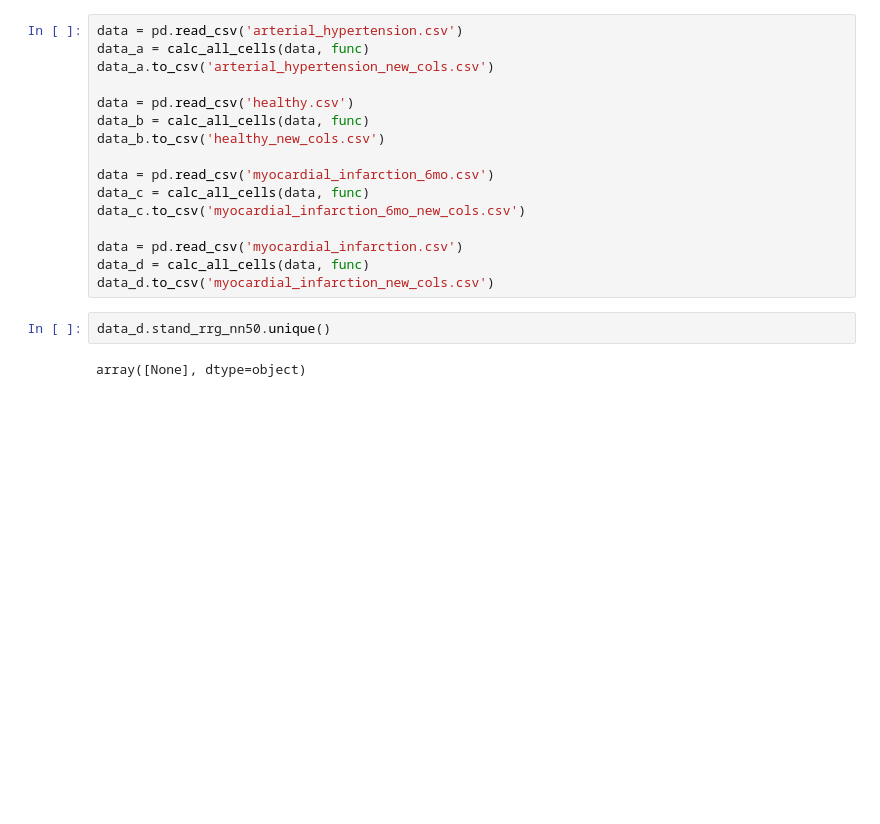
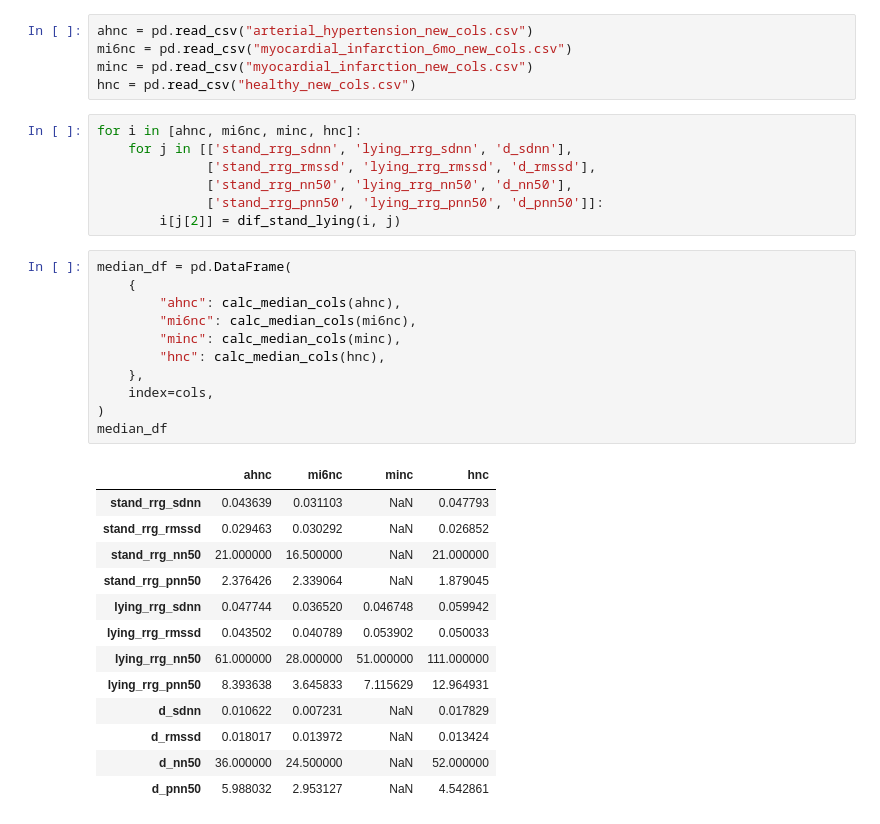
Before and after one commit to BestTeamEverRSV/bootcamp, a Jupyter notebook: Arseny/eda.ipynb, the cells around one changed output. Saved outputs shown, nothing was run; the diff lists cells and outputs as text; blank space fills up the shorter version.

Commit message:
new metrics, table with medians of groups, kde plots of groups

```diff
--- a/Arseny/eda.ipynb
+++ b/Arseny/eda.ipynb
@@ -29,20 +100,37 @@ def calc_all_cells(data, func):
-# %%
-data = pd.read_csv('arterial_hypertension.csv')
-data_a = calc_all_cells(data, func)
-data_a.to_csv('arterial_hypertension_new_cols.csv')
-
-data = pd.read_csv('healthy.csv')
-data_b = calc_all_cells(data, func)
-data_b.to_csv('healthy_new_cols.csv')
-
-data = pd.read_csv('myocardial_infarction_6mo.csv')
-data_c = calc_all_cells(data, func)
-data_c.to_csv('myocardial_infarction_6mo_new_cols.csv')
-
-data = pd.read_csv('myocardial_infarction.csv')
-data_d = calc_all_cells(data, func)
-data_d.to_csv('myocardial_infarction_new_cols.csv')
-# %%
-data_d.stand_rrg_nn50.unique()
-# %% [output]
-array([None], dtype=object)
+# %%
+ahnc = pd.read_csv("arterial_hypertension_new_cols.csv")
+mi6nc = pd.read_csv("myocardial_infarction_6mo_new_cols.csv")
+minc = pd.read_csv("myocardial_infarction_new_cols.csv")
+hnc = pd.read_csv("healthy_new_cols.csv")
+# %%
+for i in [ahnc, mi6nc, minc, hnc]:
+    for j in [['stand_rrg_sdnn', 'lying_rrg_sdnn', 'd_sdnn'],
+              ['stand_rrg_rmssd', 'lying_rrg_rmssd', 'd_rmssd'],
+              ['stand_rrg_nn50', 'lying_rrg_nn50', 'd_nn50'],
+              ['stand_rrg_pnn50', 'lying_rrg_pnn50', 'd_pnn50']]:
+        i[j[2]] = dif_stand_lying(i, j)
+# %%
+median_df = pd.DataFrame(
+    {
+        "ahnc": calc_median_cols(ahnc),
+        "mi6nc": calc_median_cols(mi6nc),
+        "minc": calc_median_cols(minc),
+        "hnc": calc_median_cols(hnc),
+    },
+    index=cols,
+)
+median_df
+# %% [output]
+|  | ahnc | mi6nc | minc | hnc |
+| stand_rrg_sdnn | 0.043639 | 0.031103 | NaN | 0.047793 |
+| stand_rrg_rmssd | 0.029463 | 0.030292 | NaN | 0.026852 |
+| stand_rrg_nn50 | 21.000000 | 16.500000 | NaN | 21.000000 |
+| stand_rrg_pnn50 | 2.376426 | 2.339064 | NaN | 1.879045 |
+| lying_rrg_sdnn | 0.047744 | 0.036520 | 0.046748 | 0.059942 |
+| lying_rrg_rmssd | 0.043502 | 0.040789 | 0.053902 | 0.050033 |
+| lying_rrg_nn50 | 61.000000 | 28.000000 | 51.000000 | 111.000000 |
+| lying_rrg_pnn50 | 8.393638 | 3.645833 | 7.115629 | 12.964931 |
+| d_sdnn | 0.010622 | 0.007231 | NaN | 0.017829 |
+| d_rmssd | 0.018017 | 0.013972 | NaN | 0.013424 |
+| d_nn50 | 36.000000 | 24.500000 | NaN | 52.000000 |
+| d_pnn50 | 5.988032 | 2.953127 | NaN | 4.542861 |
```
Also changed, not shown: parts of 5 cells of this notebook.
